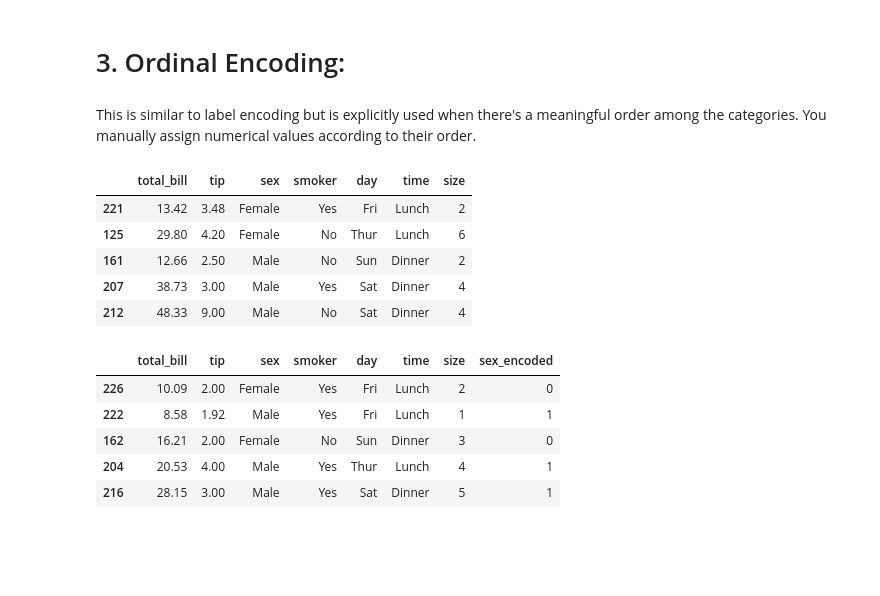
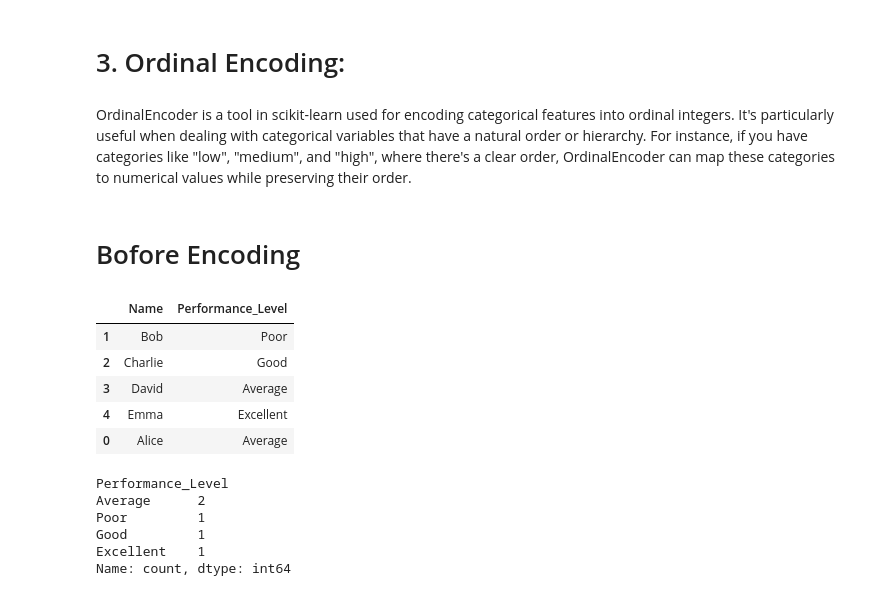
Before and after one commit to subhajit20/Learning-ML, a Jupyter notebook: Handling categorical data.ipynb, the cells around one changed output. Cells and saved outputs as stored; diff of their text form; code cells hidden in the pictures; blank space fills up the shorter version.

Commit message:
Added ordinal encoding souce code

```diff
--- a/Handling categorical data.ipynb
+++ b/Handling categorical data.ipynb
@@ -74,28 +74,31 @@ Name: Sex, dtype: int64
 # %% [markdown]
 <h1>3. Ordinal Encoding:</h1>
 # %% [markdown]
-<p>This is similar to label encoding but is explicitly used when there's a meaningful order among the categories. You manually assign numerical values according to their order.</p>
+<p>OrdinalEncoder is a tool in scikit-learn used for encoding categorical features into ordinal integers. It's particularly useful when dealing with categorical variables that have a natural order or hierarchy. For instance, if you have categories like "low", "medium", and "high", where there's a clear order, OrdinalEncoder can map these categories to numerical values while preserving their order.</p>
+# %% [markdown]
+<h1>Bofore Encoding</h1>
 # %%
-tips = sns.load_dataset("tips")
-tips.sample(5)
+data = {
+    'Name': ['Alice', 'Bob', 'Charlie', 'David', 'Emma'],
+    'Performance_Level': ['Average', 'Poor', 'Good', 'Average', 'Excellent']
+}
+dff = pd.DataFrame(data)
+dff.sample(5)
 # %% [output]
-|  | total_bill | tip | sex | smoker | day | time | size |
-| 221 | 13.42 | 3.48 | Female | Yes | Fri | Lunch | 2 |
-| 125 | 29.80 | 4.20 | Female | No | Thur | Lunch | 6 |
-| 161 | 12.66 | 2.50 | Male | No | Sun | Dinner | 2 |
-| 207 | 38.73 | 3.00 | Male | Yes | Sat | Dinner | 4 |
-| 212 | 48.33 | 9.00 | Male | No | Sat | Dinner | 4 |
+|  | Name | Performance_Level |
+| 1 | Bob | Poor |
+| 2 | Charlie | Good |
+| 3 | David | Average |
+| 4 | Emma | Excellent |
+| 0 | Alice | Average |
 # %%
-tips["sex_encoded"] = tips["sex"].map({
-    "Female":0,
-    "Male":1
-})
+dff["Performance_Level"].value_counts()
+# %% [output]
+Performance_Level
+Average      2
+Poor         1
+Good         1
+Excellent    1
+Name: count, dtype: int64
 # %%
-tips.sample(5)
+from sklearn.preprocessing import OrdinalEncoder
-# %% [output]
-|  | total_bill | tip | sex | smoker | day | time | size | sex_encoded |
-| 226 | 10.09 | 2.00 | Female | Yes | Fri | Lunch | 2 | 0 |
-| 222 | 8.58 | 1.92 | Male | Yes | Fri | Lunch | 1 | 1 |
-| 162 | 16.21 | 2.00 | Female | No | Sun | Dinner | 3 | 0 |
-| 204 | 20.53 | 4.00 | Male | Yes | Thur | Lunch | 4 | 1 |
-| 216 | 28.15 | 3.00 | Male | Yes | Sat | Dinner | 5 | 1 |
```
Also changed, not shown: parts of 2 cells of this notebook, 1 other file.
